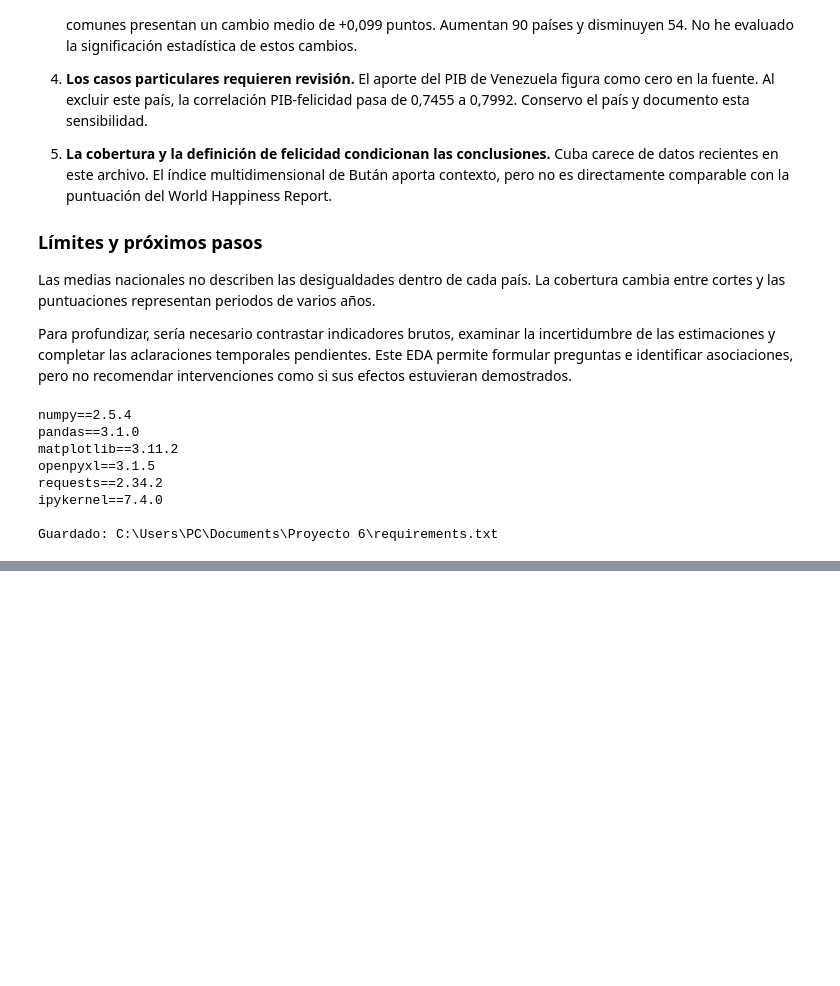
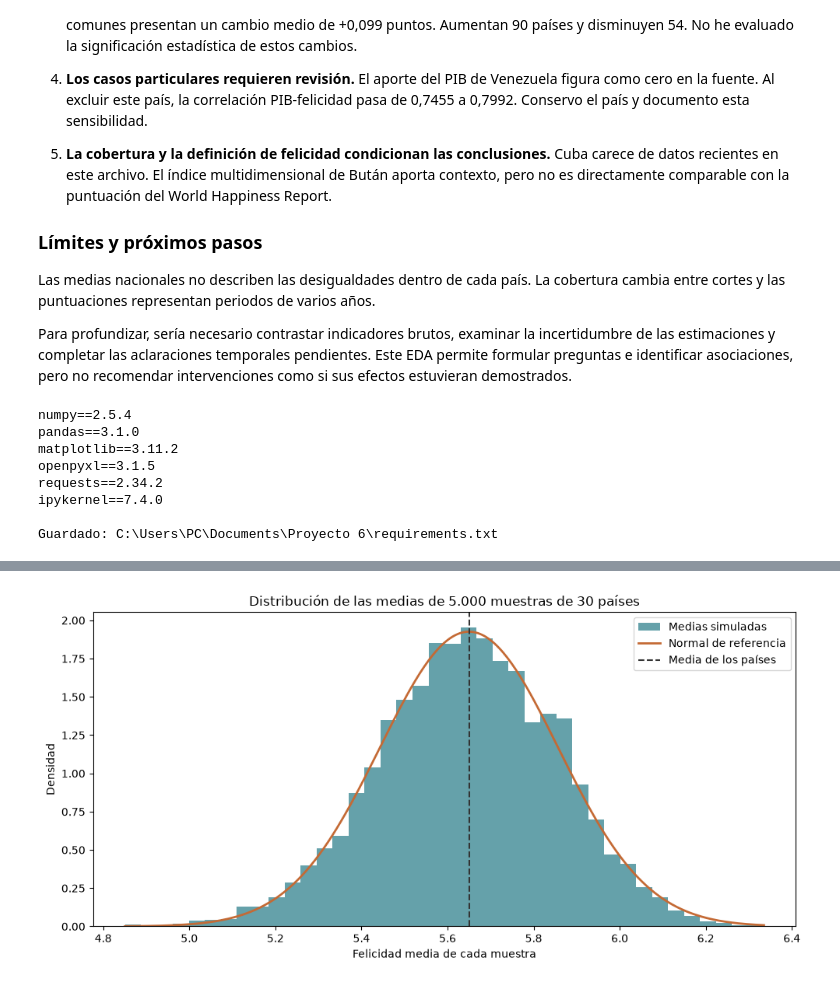
Before and after one commit to Bootcamp-DA-P3/eda-felicidad-mundial-EddySantana, a Jupyter notebook: notebooks/analisis_felicidad.ipynb, the cells around one changed output, grey strips where cells are left out. Drawn from its saved outputs; the diff is of its cells as text; code cells hidden in the pictures; blank space fills up the shorter version.

Commit message:
Incorpora graficos interactivos, simulacion del TLC, prueba de hipotesis y regresion

```diff
--- a/notebooks/analisis_felicidad.ipynb
+++ b/notebooks/analisis_felicidad.ipynb
@@ -1905,0 +2079,81 @@ Guardado: C:\Users\PC\Documents\Proyecto 6\requirements.txt
+# %%
+import numpy as np
+import matplotlib.pyplot as plt
+
+# Fijo la semilla para poder reproducir los resultados.
+rng = np.random.default_rng(42)
+
+valores_felicidad = (
+    df_actual["felicidad_media_3_anios"]
+    .dropna()
+    .to_numpy()
+)
+
+n_muestra = 30
+n_simulaciones = 5000
+
+# Muestreo con reemplazo: un país puede aparecer varias veces.
+muestras = rng.choice(
+    valores_felicidad,
+    size=(n_simulaciones, n_muestra),
+    replace=True,
+)
+medias_simuladas = muestras.mean(axis=1)
+
+media_paises = valores_felicidad.mean()
+error_teorico = valores_felicidad.std(ddof=0) / np.sqrt(n_muestra)
+
+# Comparo las medias simuladas con una curva normal de referencia.
+x = np.linspace(
+    medias_simuladas.min(),
+    medias_simuladas.max(),
+    300,
+)
+densidad_normal = (
+    np.exp(-0.5 * ((x - media_paises) / error_teorico) ** 2)
+    / (error_teorico * np.sqrt(2 * np.pi))
+)
+
+fig, ax = plt.subplots(figsize=(10, 5))
+
+ax.hist(
+    medias_simuladas,
+    bins=40,
+    density=True,
+    color="#247A87",
+    alpha=0.7,
+    label="Medias simuladas",
+)
+ax.plot(
+    x, densidad_normal,
+    color="#C46A35",
+    linewidth=2,
+    label="Normal de referencia",
+)
+ax.axvline(
+    media_paises,
+    color="#333333",
+    linestyle="--",
+    label="Media de los países",
+)
+
+ax.set(
+    title="Distribución de las medias de 5.000 muestras de 30 países",
+    xlabel="Felicidad media de cada muestra",
+    ylabel="Densidad",
+)
+ax.legend()
+fig.tight_layout()
+
+ruta_tlc = carpeta_proyecto / "reports" / "figures" / "teorema_limite_central.png"
+ruta_tlc.parent.mkdir(parents=True, exist_ok=True)
+fig.savefig(ruta_tlc, dpi=150, bbox_inches="tight")
+plt.show()
+
+print(f"Media de los países: {media_paises:.3f}")
+print(f"Media de las medias simuladas: {medias_simuladas.mean():.3f}")
+print(f"Error estándar teórico: {error_teorico:.3f}")
+print(f"Desviación de las medias simuladas: {medias_simuladas.std(ddof=1):.3f}")
+print(f"Gráfico guardado: {ruta_tlc}")
+# %% [output]
+[figure, added]
```
Also changed, not shown: parts of 14 cells of this notebook, 5 other files.
